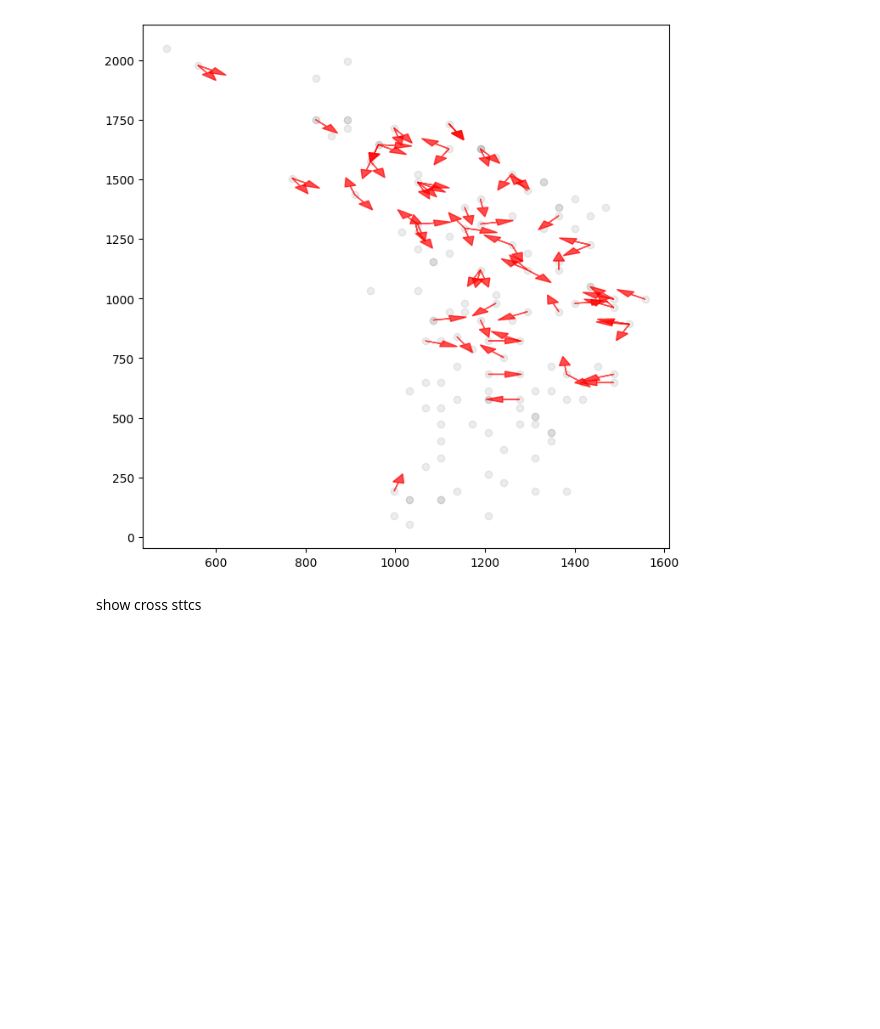
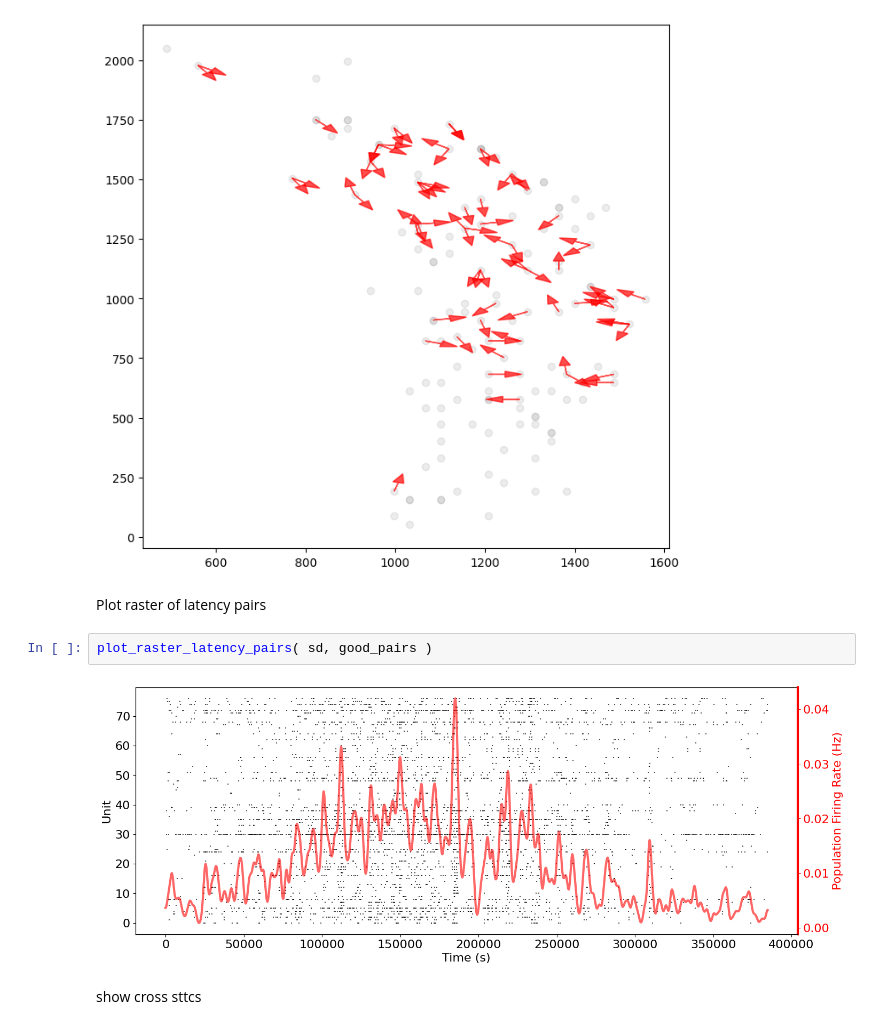
Before and after one commit to braingeneers/midbrain_parkinsons, a Jupyter notebook: tutorials/spike_data/6_latencies_analysis.ipynb, the cells around one changed output. Cells and saved outputs as stored; diff of their text form; blank space fills up the shorter version.

Commit message:
created plot raster latency pairs function

```diff
--- a/tutorials/spike_data/6_latencies_analysis.ipynb
+++ b/tutorials/spike_data/6_latencies_analysis.ipynb
@@ -29,6 +29,12 @@ plot arrows between neurons
 plot_vector_layout( sd, good_pairs )
 # %% [output]
 [figure]
+# %% [markdown]
+Plot raster of latency pairs
+# %%
+plot_raster_latency_pairs( sd, good_pairs )
+# %% [output]
+[figure, added]
 # %% [markdown]
 show cross sttcs
 # %%
```
Also changed, not shown: parts of 1 cell of this notebook, 3 other files.
